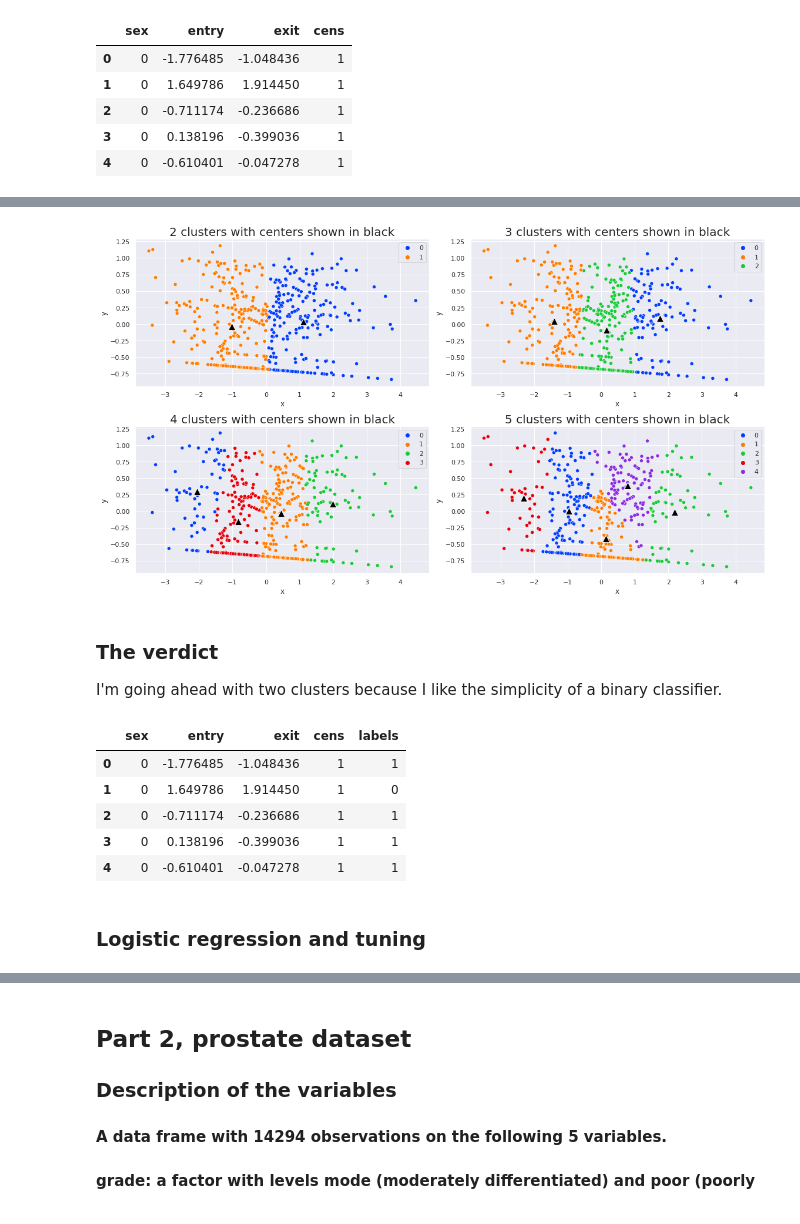
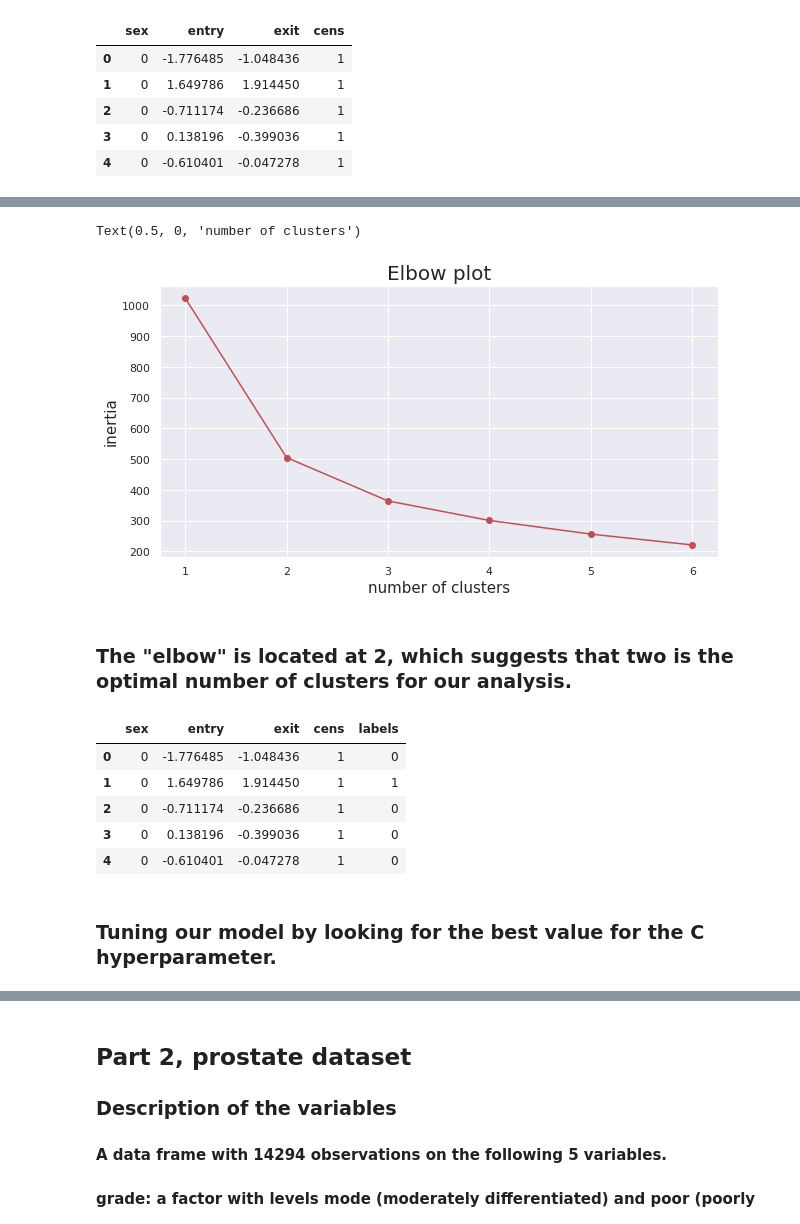
Before and after one commit to David-Kuralt/David_Kuralt_projects, a Jupyter notebook: assignment7.ipynb, the cells around one changed output, grey strips where cells are left out. Cells and saved outputs as stored; diff of their text form; code cells hidden in the pictures.

```diff
--- a/assignment7.ipynb
+++ b/assignment7.ipynb
@@ -103,6 +102,6 @@ Honestly, I could have gotten over 93% of the explained variance in the data had
 # %%
 from sklearn.decomposition import PCA
 
-decomp = PCA(n_components=2, svd_solver="full")
-X2D = decomp.fit_transform(chan_df)
+decomp = PCA(n_components=3, svd_solver="full")
+X3D = decomp.fit_transform(chan_df)
 # %%
@@ -127,9 +127,10 @@ cluster = AgglomerativeClustering(n_clusters=None,
                                   compute_full_tree=True,
                                   distance_threshold=0)
 
-cluster.fit_predict(X2D)
+cluster.fit_predict(X3D)
 
-# I copied this function directly from the documentation
+# I copied the function beow directly from the sklearn.cluster documentation
+
 def plot_dendrogram(model, **kwargs):
     # Create linkage matrix and then plot the dendrogram
 
@@ -155,6 +156,6 @@ def plot_dendrogram(model, **kwargs):
 fig, ax = plt.subplots(figsize=(16,7))
 plot_dendrogram(cluster, truncate_mode="level", p=3)
 ax.grid(b=None)
-ax.set_title("X2D dendrogram", size=20)
+ax.set_title("Dendrogram on 3-dimensional data", size=20)
 plt.tight_layout()
 # %% [output]
@@ -162,38 +166,36 @@ plt.tight_layout()
 # %%
 from sklearn.cluster import KMeans
 
-fig, ax = plt.subplots(2, 2, figsize=(16,9))
+inertiaList = []
 
-for i in range(2,6):
+for i in range(1,7):
     k_cluster = KMeans(n_clusters=i, random_state=45)
-    k_cluster.fit_predict(X2D)
-    center = k_cluster.cluster_centers_
-    df = pd.DataFrame(X2D, columns=["x", "y"])
-    df["labels"] = k_cluster.labels_
-    sns.scatterplot(x="x", y="y", hue="labels", data=df, palette="bright", ax=ax[(i-2)//2,(1+(-1)**(i+1))//2])
-    sns.scatterplot(x=center[:,0], y=center[:,1], color="black",
-                    marker="^", s=150, ax=ax[(i-2)//2,(1+(-1)**(i+1))//2])
-    ax[(i-2)//2,(1+(-1)**(i+1))//2].set_title(str(i) + " clusters with centers shown in black", size=20)
+    k_cluster.fit_predict(X3D)
+    inertiaList.append(k_cluster.inertia_)
 
-plt.tight_layout()
+fix, ax = plt.subplots(figsize=(10,5))
+plt.plot(range(1,7), inertiaList, "ro-")
+ax.set_title("Elbow plot", size=20)
+ax.set_ylabel("inertia", size=15)
+ax.set_xlabel("number of clusters", size=15)
 # %% [output]
+Text(0.5, 0, 'number of clusters')
-[figure, old version]
+[figure, new version]
-# %% [markdown]
-### The verdict
-I'm going ahead with two clusters because I like the simplicity of a binary classifier.
+# %% [markdown]
+### The "elbow" is located at 2, which suggests that two is the optimal number of clusters for our analysis.
 # %%
 k_cluster = KMeans(n_clusters=2, random_state=45)
-k_cluster.fit_predict(X2D)
+k_cluster.fit_predict(X3D)
 
-chan_df["labels"] = k_cluster.labels_
+chan_df["labels"] = k_cluster.labels_ # adding the cluster labels to our Channing House dataframe
 chan_df.head()
 # %% [output]
 |  | sex | entry | exit | cens | labels |
-| 0 | 0 | -1.776485 | -1.048436 | 1 | 1 |
-| 1 | 0 | 1.649786 | 1.914450 | 1 | 0 |
-| 2 | 0 | -0.711174 | -0.236686 | 1 | 1 |
-| 3 | 0 | 0.138196 | -0.399036 | 1 | 1 |
-| 4 | 0 | -0.610401 | -0.047278 | 1 | 1 |
+| 0 | 0 | -1.776485 | -1.048436 | 1 | 0 |
+| 1 | 0 | 1.649786 | 1.914450 | 1 | 1 |
+| 2 | 0 | -0.711174 | -0.236686 | 1 | 0 |
+| 3 | 0 | 0.138196 | -0.399036 | 1 | 0 |
+| 4 | 0 | -0.610401 | -0.047278 | 1 | 0 |
 # %%
 # getting the dataframe ready for logistic regression
 from sklearn.model_selection import train_test_split
@@ -203,7 +205,7 @@ y = chan_df["labels"]
 
 X_train, X_test, y_train, y_test = train_test_split(X, y, test_size=0.15, random_state=75)
 # %% [markdown]
-### Logistic regression and tuning
+### Tuning our model by looking for the best value for the C hyperparameter.
 # %%
 # looping over several possible values of C
 from sklearn.linear_model import LogisticRegression
```
Also changed, not shown: parts of 32 cells of this notebook.
